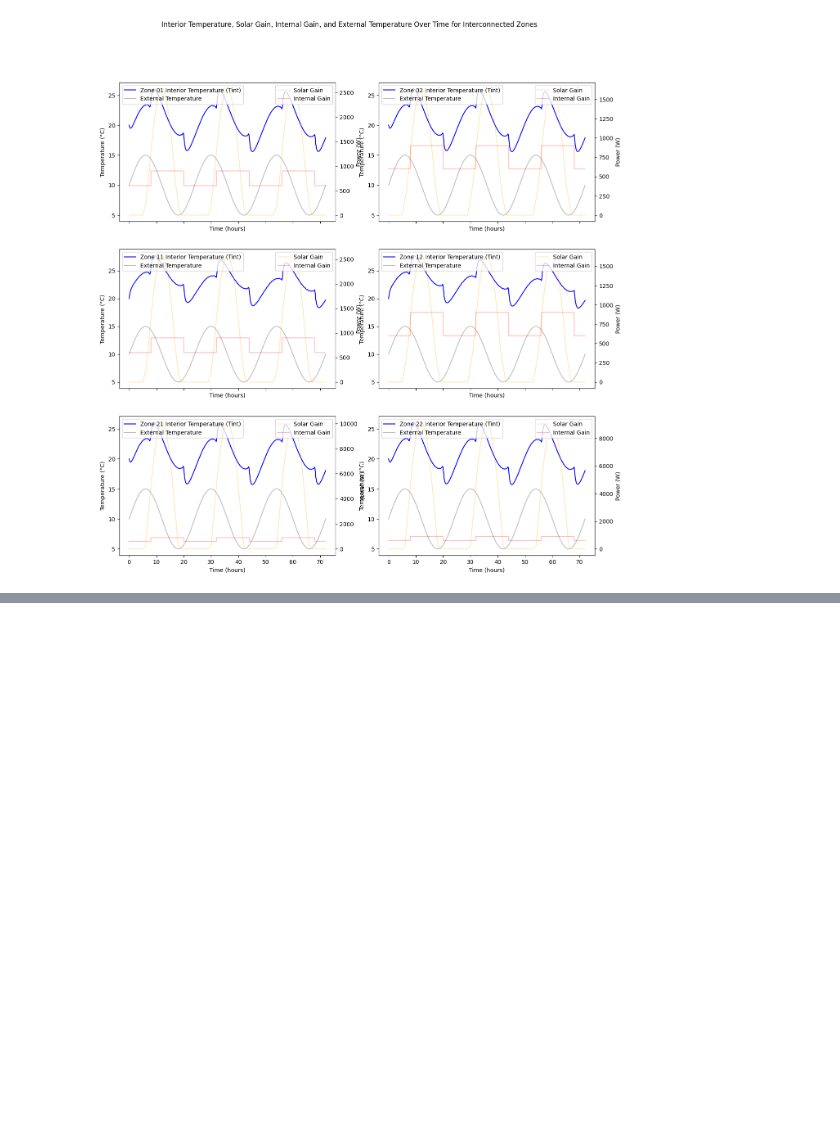
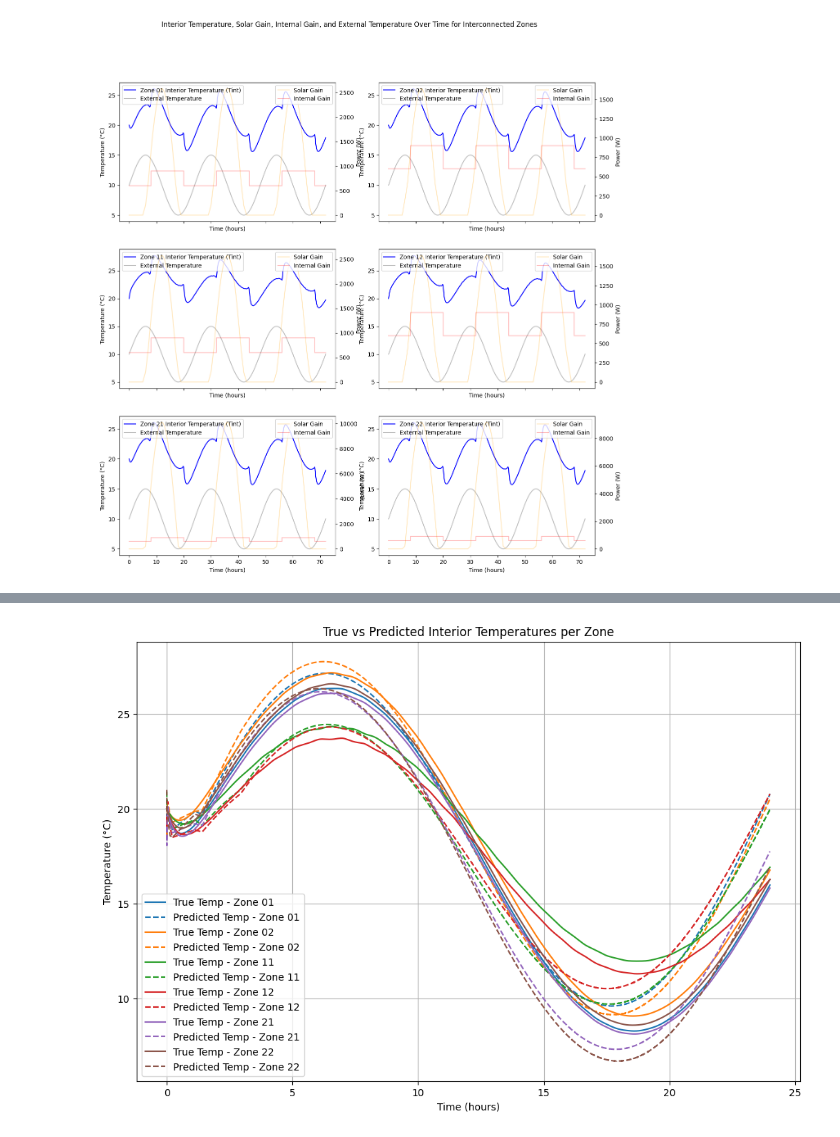
Before and after one commit to Timo-they/NN-Hybrid-Model-Thermal, a Jupyter notebook: Thermal_Model.ipynb, the cells around one changed output, grey strips where cells are left out. Drawn from its saved outputs; the diff is of its cells as text; code cells hidden in the pictures; blank space fills up the shorter version.

```diff
--- a/Thermal_Model.ipynb
+++ b/Thermal_Model.ipynb
@@ -397,0 +622,29 @@ plt.show()
+# %%
+# Plot predictions for each zone with the same color but different linestyles
+from itertools import cycle
+
+time_in_hours = time_eval / 3600
+plt.figure(figsize=(12, 8))
+
+# Generate a color cycle
+colors = cycle(plt.cm.tab10.colors)  # Tab10 colormap provides distinct colors
+
+for i, zone in enumerate(zones.keys()):  # Iterate over zones
+    color = next(colors)  # Assign a color to each zone
+    plt.plot(
+        time_in_hours, Tint_values[:, i],
+        label=f"True Temp - {zone}", color=color, linestyle="-"
+    )  # True temperature
+    plt.plot(
+        time_in_hours, test_predictions[:, i],
+        label=f"Predicted Temp - {zone}", color=color, linestyle="--"
+    )  # Predicted temperature
+
+plt.xlabel("Time (hours)")
+plt.ylabel("Temperature (°C)")
+plt.title("True vs Predicted Interior Temperatures per Zone")
+plt.legend()
+plt.grid()
+plt.show()
+# %% [output]
+[figure, added]
```
Also changed, not shown: parts of 11 cells of this notebook.
